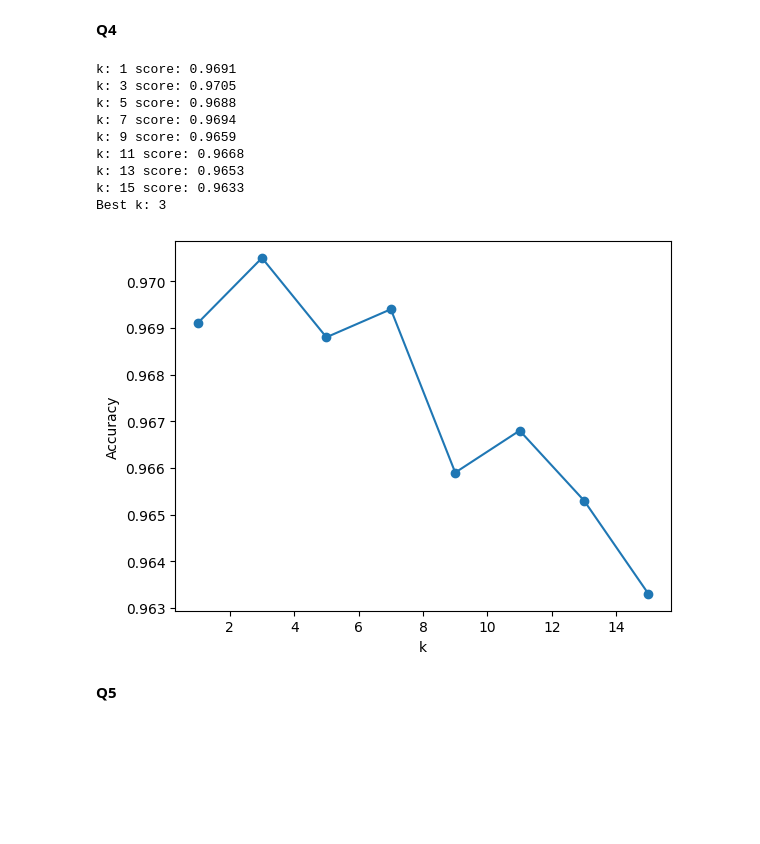
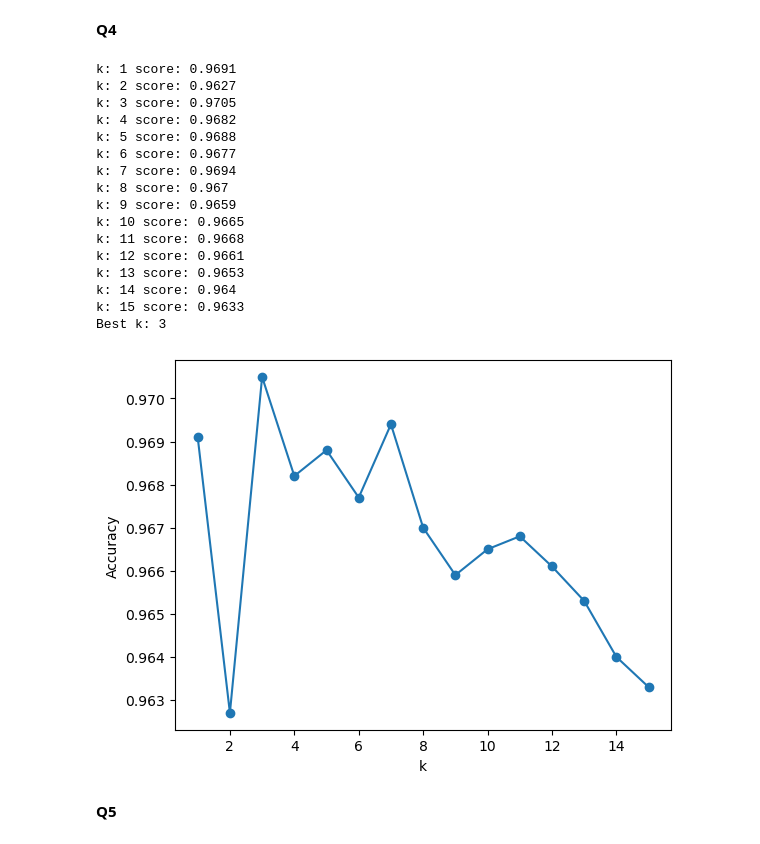
Before and after one commit to mcablayanna/L01-cv, a Jupyter notebook: notebook.ipynb, the cells around one changed output. Drawn from its saved outputs; the diff is of its cells as text; code cells hidden in the pictures; blank space fills up the shorter version.

```diff
--- a/notebook.ipynb
+++ b/notebook.ipynb
@@ -267,33 +274,42 @@ X_test shape: (10000, 784)
 # %%
 from sklearn.neighbors import KNeighborsClassifier
 # warning this takes 4m 15s to run.....
 # Use the reshaped `X_test` and `y_test` data to create a $k$-nearest neighbor classifier of digit. What is the optimal number of neighbors $k$? If you can't determine this, play around with different values of $k$ for your classifier.
-ks = np.arange(1, 16, 2) # odd numbers from 1 to 15
+# ks = np.arange(1, 16, 2) # odd numbers from 1 to 15
+ks = np.arange(1, 16)
 scores = []
 for k in ks:
     classification_model = KNeighborsClassifier(n_neighbors=k).fit(X, y_train)
-    scores.append(classification_model.score(X_test, y_test))
-    print("k:", k, "score:", classification_model.score(X_test, y_test))
+    score = classification_model.score(X_test, y_test)
+    scores.append(score)
+    print("k:", k, "score:", score)
 
 
 best_k = ks[np.argmax(scores)]
 print("Best k:", best_k)
 
 plt.plot(ks, scores, marker = 'o')
 plt.xlabel('k')
 plt.ylabel('Accuracy')
 plt.show()
 # %% [output]
 k: 1 score: 0.9691
+k: 2 score: 0.9627
 k: 3 score: 0.9705
+k: 4 score: 0.9682
 k: 5 score: 0.9688
+k: 6 score: 0.9677
 k: 7 score: 0.9694
+k: 8 score: 0.967
 k: 9 score: 0.9659
+k: 10 score: 0.9665
 k: 11 score: 0.9668
+k: 12 score: 0.9661
 k: 13 score: 0.9653
+k: 14 score: 0.964
 k: 15 score: 0.9633
 Best k: 3
-[figure, old version]
+[figure, new version]
 # %% [markdown]
 **Q5**
 # %%
```
Also changed, not shown: parts of 3 cells of this notebook, 1 other file.
